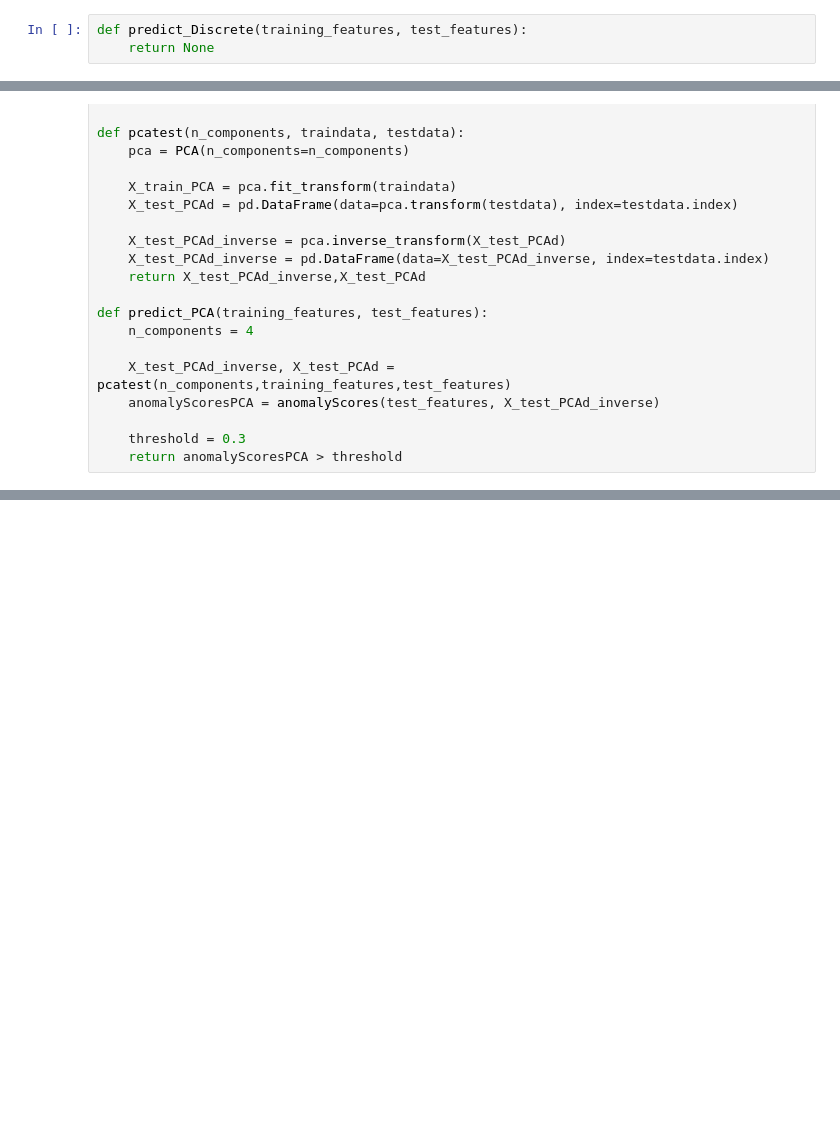
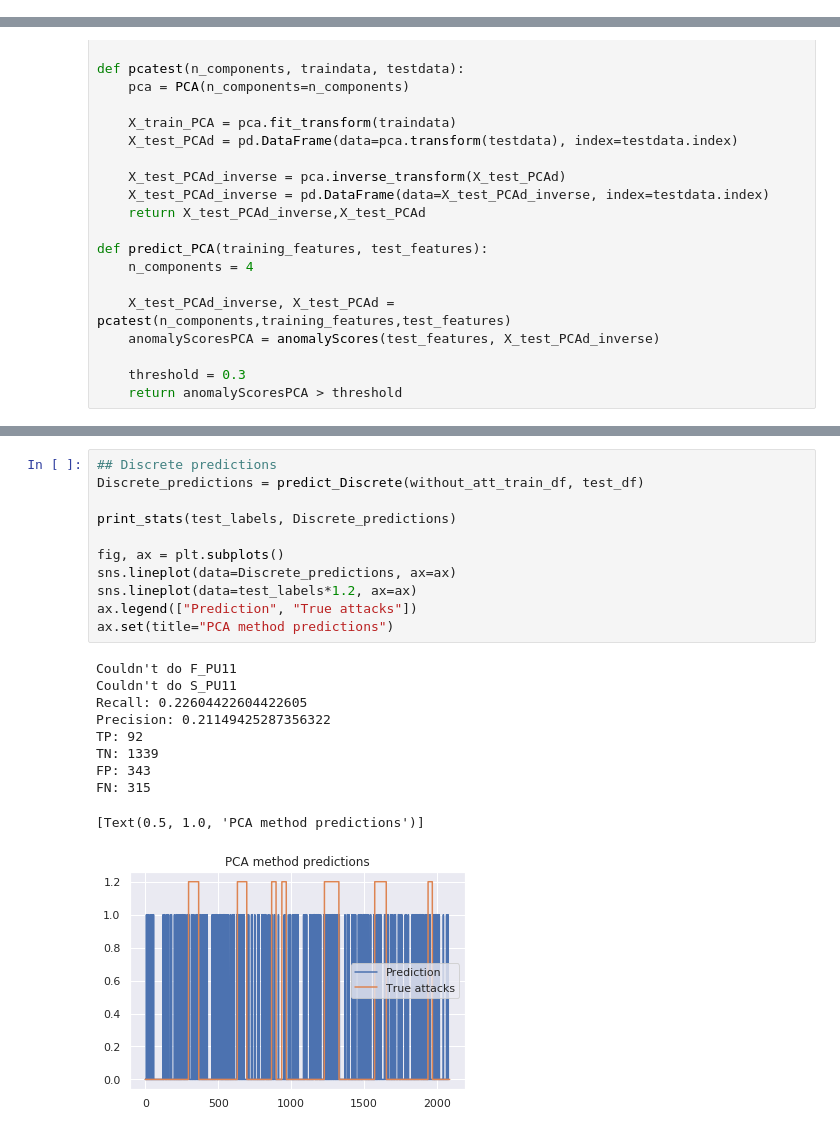
Before and after one commit to sebastiaansch/CDALab2, a Jupyter notebook: Assignment/Comparison task.ipynb, the cells around one changed output, grey strips where cells are left out. Drawn from its saved outputs; the diff is of its cells as text; blank space fills up the shorter version.

Commit message:
Added discrete signals

```diff
--- a/Assignment/Comparison task.ipynb
+++ b/Assignment/Comparison task.ipynb
@@ -74,6 +74,3 @@ dftest['ATT_FLAG'] = new_attack_df_test['ATT_FLAG']
 # %%
 def predict_ARMA(training_features, features):\
     return None
-# %%
-def predict_Discrete(training_features, test_features):
-    return None
@@ -118,0 +209,22 @@ sns.lineplot(data=test_labels*1.2, ax=ax)
+# %%
+## Discrete predictions
+Discrete_predictions = predict_Discrete(without_att_train_df, test_df)
+
+print_stats(test_labels, Discrete_predictions)
+
+fig, ax = plt.subplots()
+sns.lineplot(data=Discrete_predictions, ax=ax)
+sns.lineplot(data=test_labels*1.2, ax=ax)
+ax.legend(["Prediction", "True attacks"])
+ax.set(title="PCA method predictions")
+# %% [output]
+Couldn't do F_PU11
+Couldn't do S_PU11
+Recall: 0.22604422604422605
+Precision: 0.21149425287356322
+TP: 92
+TN: 1339
+FP: 343
+FN: 315
+[Text(0.5, 1.0, 'PCA method predictions')]
+[figure, added]
```
Also changed, not shown: parts of 4 cells of this notebook.
